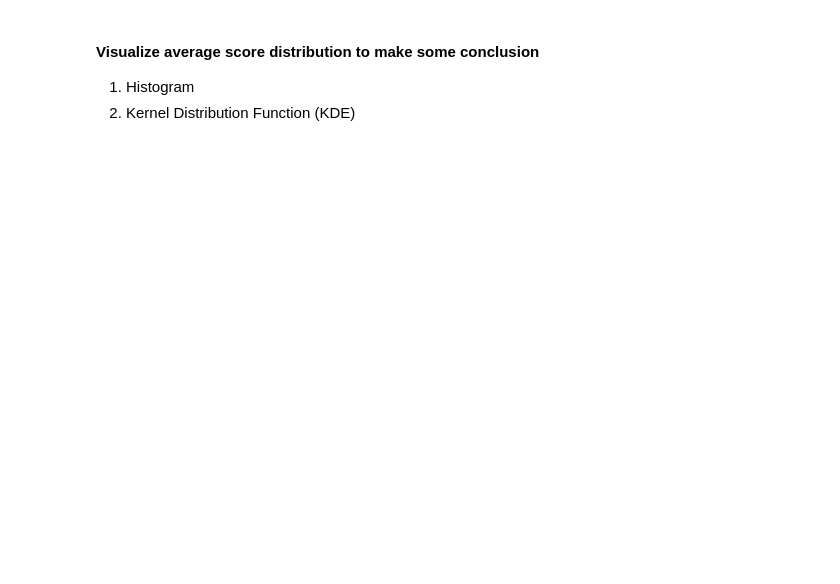
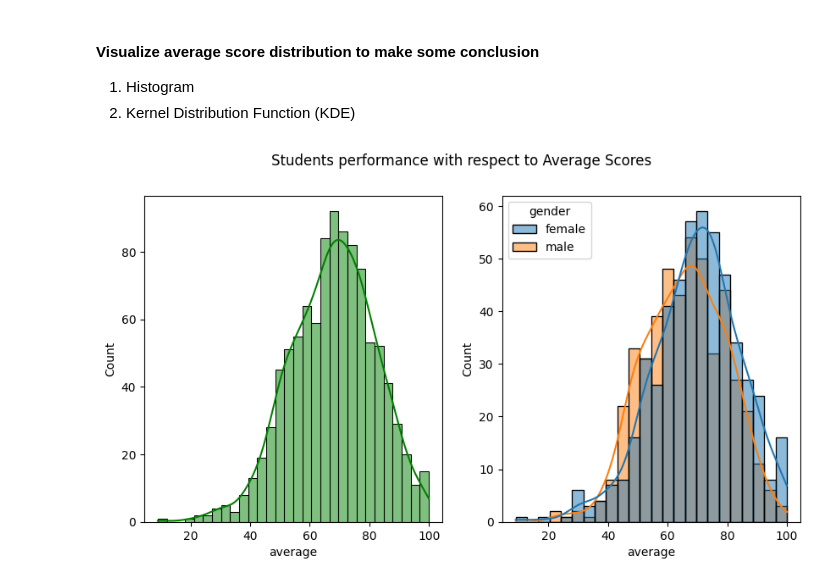
Before and after one commit to sanjyay/mlproject, a Jupyter notebook: notebook/data/EDA.ipynb, the cells around one changed output. Drawn from its saved outputs; the diff is of its cells as text; code cells hidden in the pictures; blank space fills up the shorter version.

```diff
--- a/notebook/data/EDA.ipynb
+++ b/notebook/data/EDA.ipynb
@@ -196,3 +240,13 @@ Insights
 #### Visualize average score distribution to make some conclusion
 1. Histogram
 2. Kernel Distribution Function (KDE)
+# %%
+fig,ax=plt.subplots(1,2,figsize=(10,5))
+fig.suptitle('Students performance with respect to Average Scores')
+plt.subplot(121)
+sns.histplot(data=df,x='average',bins=30,kde=True,color='g')
+plt.subplot(122)
+sns.histplot(data=df,x='average',kde=True,hue='gender')
+plt.show()
+# %% [output]
+[figure, added]
```
Also changed, not shown: parts of 9 cells of this notebook.
